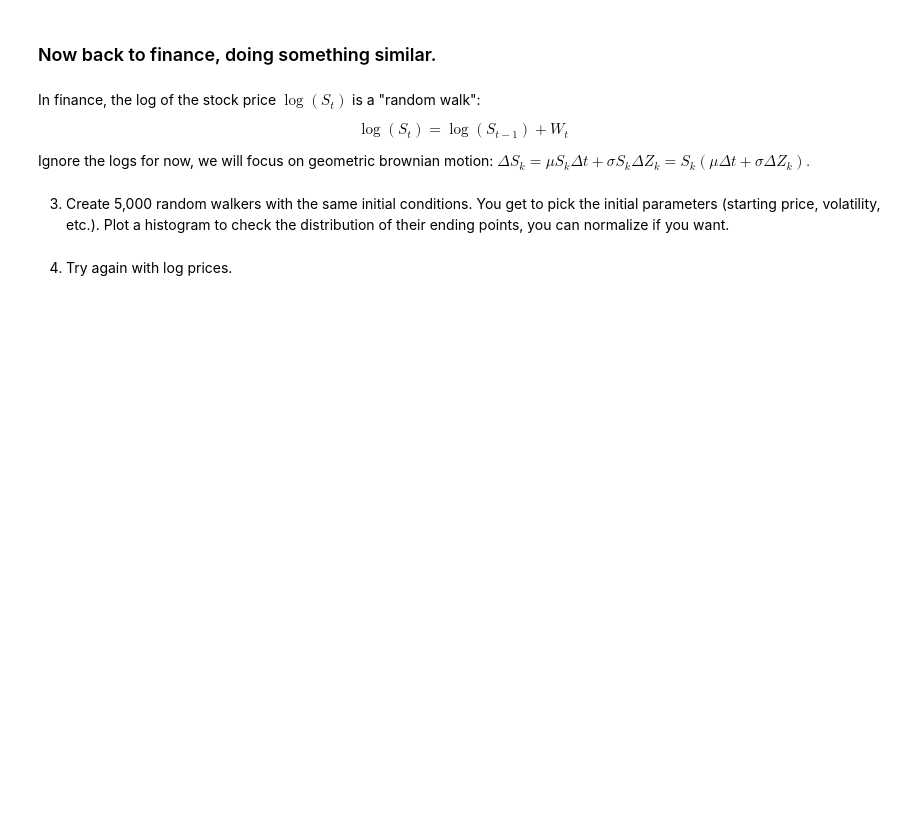
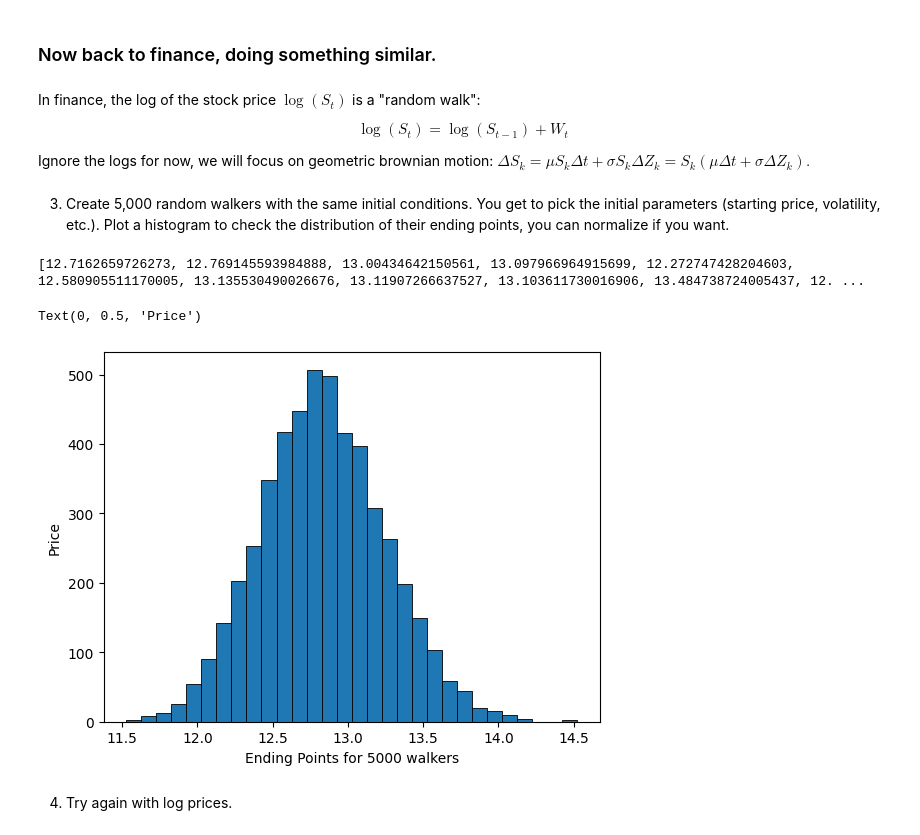
Before and after one commit to simeongluzman/qa-f23, a Jupyter notebook: MC-RW/random-walk.ipynb, the cells around one changed output. Cells and saved outputs as stored; diff of their text form; code cells hidden in the pictures; blank space fills up the shorter version.

```diff
--- a/MC-RW/random-walk.ipynb
+++ b/MC-RW/random-walk.ipynb
@@ -90,5 +133,35 @@ Ignore the logs for now, we will focus on geometric brownian motion:
 $\Delta S_k =  \mu S_k\Delta t + \sigma S_k \Delta Z_k = S_k \left(\mu \Delta t + \sigma \Delta Z_k\right).$
 # %% [markdown]
 3. Create 5,000 random walkers with the same initial conditions. You get to pick the initial parameters (starting price, volatility, etc.). Plot a histogram to check the distribution of their ending points, you can normalize if you want.
+# %%
+
+
+T = 252
+S0 = 10
+mu = .25/T
+sigma = .002
+
+S_pos = [S0]
+vals = []
+# Volatility is assumed constant. Is this good or bad?
+# When is this a good model? When is it bad?
+ #random.normal takes mean and standard deviation, NOT variance!
+for _ in range (5000):
+  S_pos = [S0]
+  Z = np.random.normal(0,1, size = T)
+  for t in range(0, T):
+
+      S_pos.append(S_pos[t] + S_pos[t]*(mu + sigma*Z[t]))
+  vals.append(S_pos[-1])
+
+print(vals)
+
+plt.hist(vals, bins=30,edgecolor='black', linewidth=0.6)
+plt.xlabel('Ending Points for 5000 walkers') # Steps
+plt.ylabel('Price')
+# %% [output]
+[12.7162659726273, 12.769145593984888, 13.00434642150561, 13.097966964915699, 12.272747428204603, 12.580905511170005, 13.135530490026676, 13.11907266637527, 13.103611730016906, 13.484738724005437, 12. ...
+Text(0, 0.5, 'Price')
+[figure, added]
 # %% [markdown]
 4. Try again with log prices.
```
Also changed, not shown: parts of 4 cells of this notebook.
